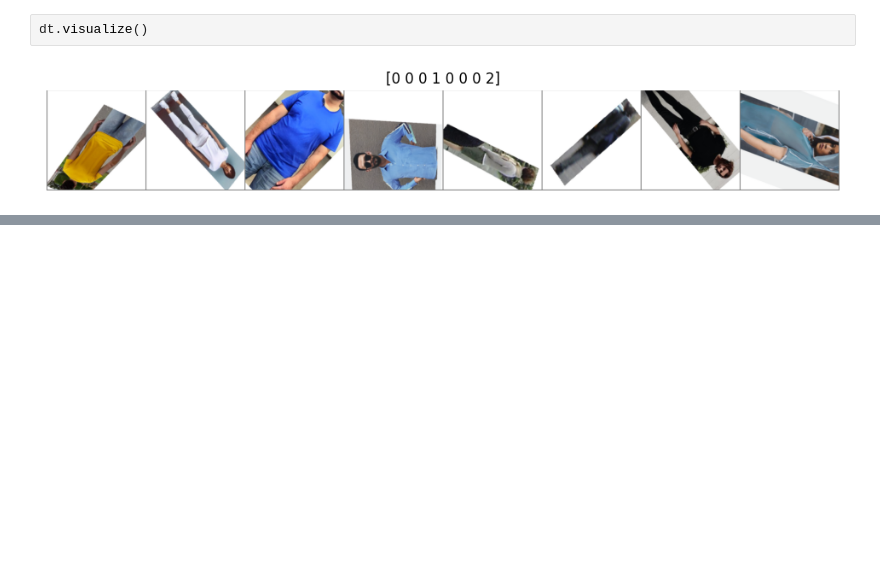
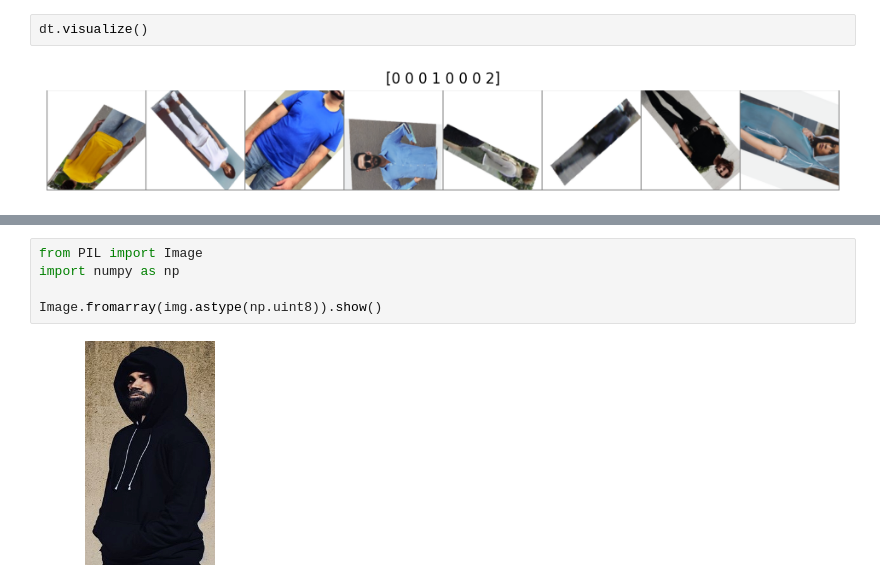
Before and after one commit to trandinhnguyen/uniform_classification, a Jupyter notebook: test.ipynb, the cells around one changed output, grey strips where cells are left out. Drawn from its saved outputs; the diff is of its cells as text; blank space fills up the shorter version.

```diff
--- a/test.ipynb
+++ b/test.ipynb
@@ -253,0 +301,7 @@ dt.visualize()
+# %%
+from PIL import Image
+import numpy as np
+
+Image.fromarray(img.astype(np.uint8)).show()
+# %% [output]
+[figure, added]
```
Also changed, not shown: parts of 5 cells of this notebook, 4 other files.
